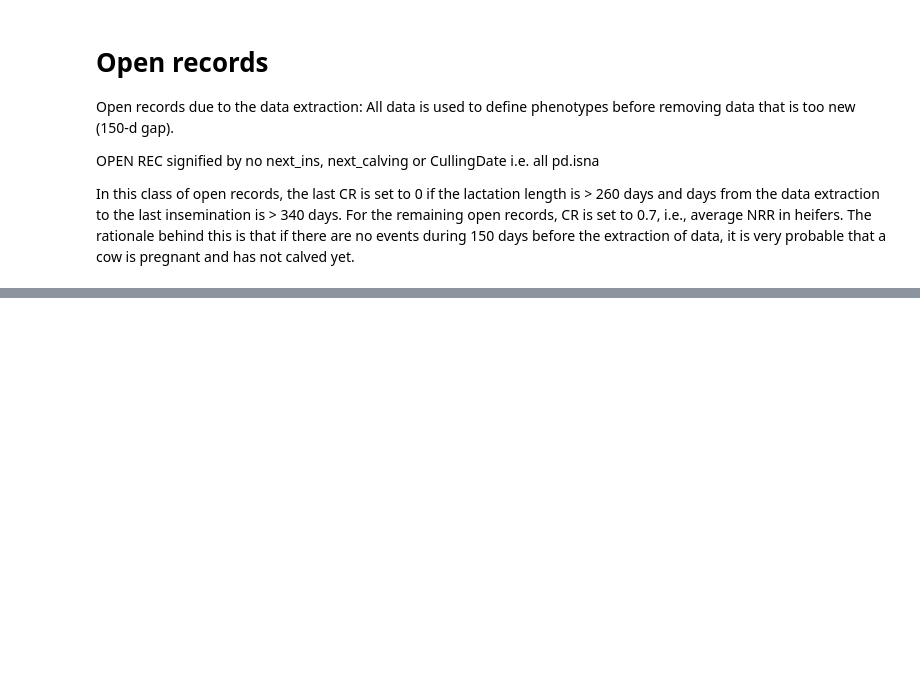
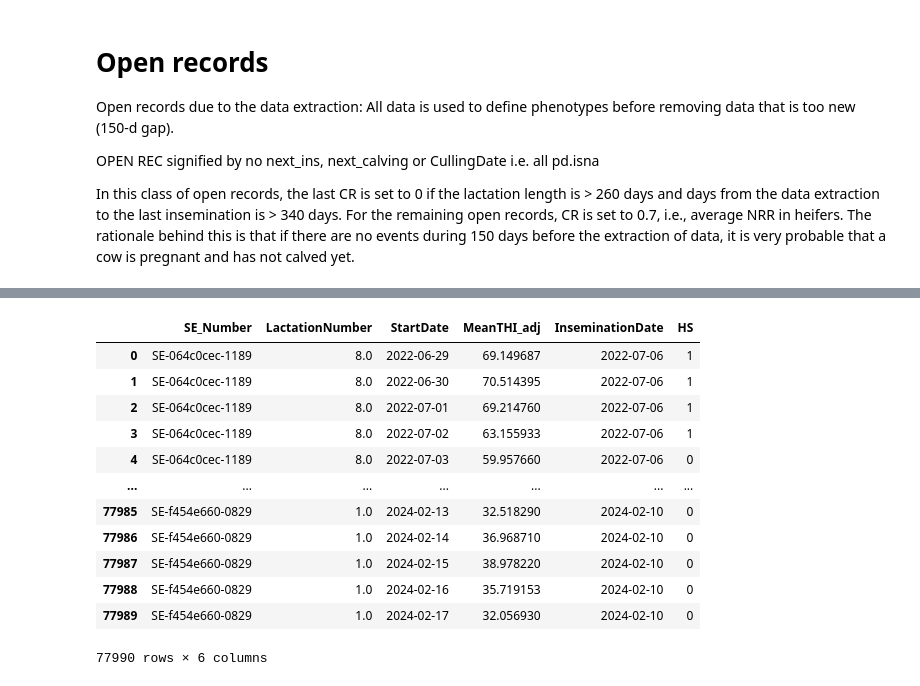
Before and after one commit to pgullstrand/Gigacow-tools, a Jupyter notebook: Projects/HeatStressEvaluation/DataPreprocessing/FertilityTraits.ipynb, the cells around one changed output, grey strips where cells are left out. Saved outputs shown, nothing was run; the diff lists cells and outputs as text; code cells hidden in the pictures; blank space fills up the shorter version.

```diff
--- a/Projects/HeatStressEvaluation/DataPreprocessing/FertilityTraits.ipynb
+++ b/Projects/HeatStressEvaluation/DataPreprocessing/FertilityTraits.ipynb
@@ -1294,0 +1357,3 @@ df.to_csv("../Data/CowData/fertilityDF.csv", index=False)
+# %%
+# Fill THI_adj where missing data due to not milked or missing time stamp in milking records
+df_THI['THI_adj'] = df_THI['THI_adj'].fillna(df_THI['MeanTHI_adj'])
@@ -1294,0 +1455,29 @@ df.to_csv("../Data/CowData/fertilityDF.csv", index=False)
+# %%
+# Set HeatStress to 1 if MeanTHI_adj is above 61 (i.e. heat stress during estrus, insemination and early embryonic development)
+df_result = df_result.copy()
+df_result["HS"] = np.nan
+
+
+def heat_stress(row):
+    if row["MeanTHI_adj"] >= 61:
+        return 1
+    else:
+        return 0
+
+
+df_result["HS"] = df_result.apply(heat_stress, axis=1)
+df_result
+# %% [output]
+|  | SE_Number | LactationNumber | StartDate | MeanTHI_adj | InseminationDate | HS |
+| 0 | SE-064c0cec-1189 | 8.0 | 2022-06-29 | 69.149687 | 2022-07-06 | 1 |
+| 1 | SE-064c0cec-1189 | 8.0 | 2022-06-30 | 70.514395 | 2022-07-06 | 1 |
+| 2 | SE-064c0cec-1189 | 8.0 | 2022-07-01 | 69.214760 | 2022-07-06 | 1 |
+| 3 | SE-064c0cec-1189 | 8.0 | 2022-07-02 | 63.155933 | 2022-07-06 | 1 |
+| 4 | SE-064c0cec-1189 | 8.0 | 2022-07-03 | 59.957660 | 2022-07-06 | 0 |
+| ... | ... | ... | ... | ... | ... | ... |
+| 77985 | SE-f454e660-0829 | 1.0 | 2024-02-13 | 32.518290 | 2024-02-10 | 0 |
+| 77986 | SE-f454e660-0829 | 1.0 | 2024-02-14 | 36.968710 | 2024-02-10 | 0 |
+| 77987 | SE-f454e660-0829 | 1.0 | 2024-02-15 | 38.978220 | 2024-02-10 | 0 |
+| 77988 | SE-f454e660-0829 | 1.0 | 2024-02-16 | 35.719153 | 2024-02-10 | 0 |
+| 77989 | SE-f454e660-0829 | 1.0 | 2024-02-17 | 32.056930 | 2024-02-10 | 0 |
+77990 rows × 6 columns
```
Also changed, not shown: parts of 13 cells of this notebook.
